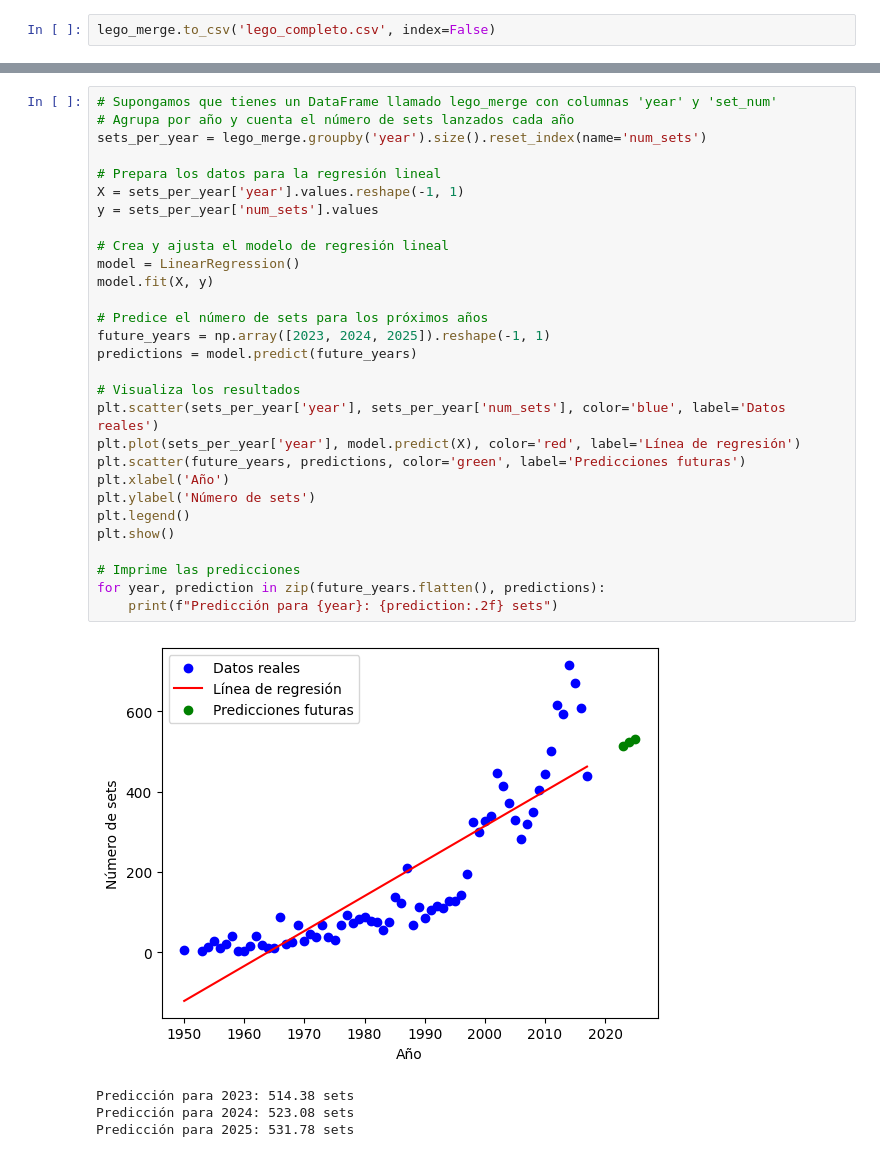
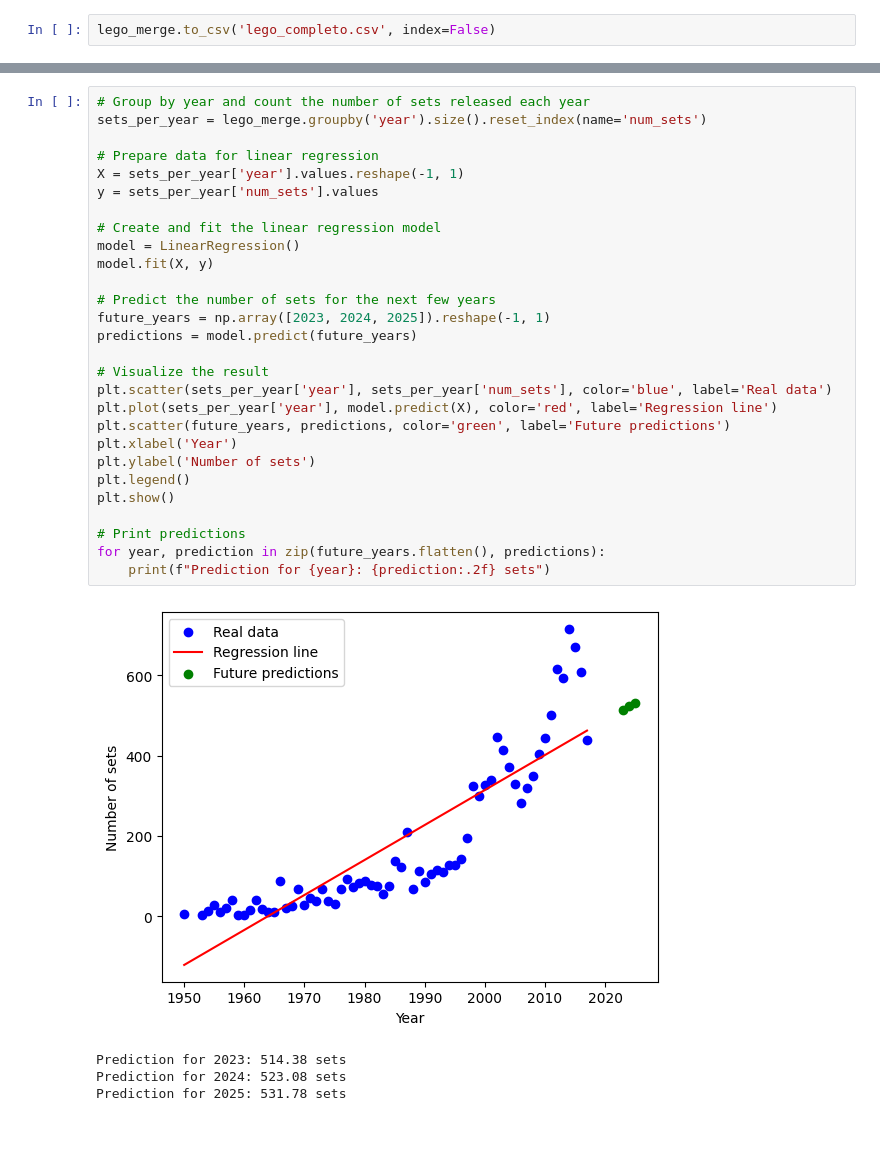
Before and after one commit to Enolsutil13/LEGO, a Jupyter notebook: notebook.ipynb, the cells around one changed output, grey strips where cells are left out. Cells and saved outputs as stored; diff of their text form.

```diff
--- a/notebook.ipynb
+++ b/notebook.ipynb
@@ -265,35 +265,34 @@ La tendencia del número de sets lanzados a lo largo del tiempo es mayor para lo
 kurtosistest only valid for n>=20 ... continuing anyway, n=19
 # %%
-# Supongamos que tienes un DataFrame llamado lego_merge con columnas 'year' y 'set_num'
-# Agrupa por año y cuenta el número de sets lanzados cada año
+# Group by year and count the number of sets released each year
 sets_per_year = lego_merge.groupby('year').size().reset_index(name='num_sets')
 
-# Prepara los datos para la regresión lineal
+# Prepare data for linear regression
 X = sets_per_year['year'].values.reshape(-1, 1)
 y = sets_per_year['num_sets'].values
 
-# Crea y ajusta el modelo de regresión lineal
+# Create and fit the linear regression model
 model = LinearRegression()
 model.fit(X, y)
 
-# Predice el número de sets para los próximos años
+# Predict the number of sets for the next few years
 future_years = np.array([2023, 2024, 2025]).reshape(-1, 1)
 predictions = model.predict(future_years)
 
-# Visualiza los resultados
-plt.scatter(sets_per_year['year'], sets_per_year['num_sets'], color='blue', label='Datos reales')
-plt.plot(sets_per_year['year'], model.predict(X), color='red', label='Línea de regresión')
-plt.scatter(future_years, predictions, color='green', label='Predicciones futuras')
-plt.xlabel('Año')
-plt.ylabel('Número de sets')
+# Visualize the result
+plt.scatter(sets_per_year['year'], sets_per_year['num_sets'], color='blue', label='Real data')
+plt.plot(sets_per_year['year'], model.predict(X), color='red', label='Regression line')
+plt.scatter(future_years, predictions, color='green', label='Future predictions')
+plt.xlabel('Year')
+plt.ylabel('Number of sets')
 plt.legend()
 plt.show()
 
-# Imprime las predicciones
+# Print predictions
 for year, prediction in zip(future_years.flatten(), predictions):
-    print(f"Predicción para {year}: {prediction:.2f} sets")
+    print(f"Prediction for {year}: {prediction:.2f} sets")
 # %% [output]
-[figure, old version]
+[figure, new version]
-Predicción para 2023: 514.38 sets
-Predicción para 2024: 523.08 sets
-Predicción para 2025: 531.78 sets
+Prediction for 2023: 514.38 sets
+Prediction for 2024: 523.08 sets
+Prediction for 2025: 531.78 sets
```
Also changed, not shown: parts of 17 cells of this notebook.
